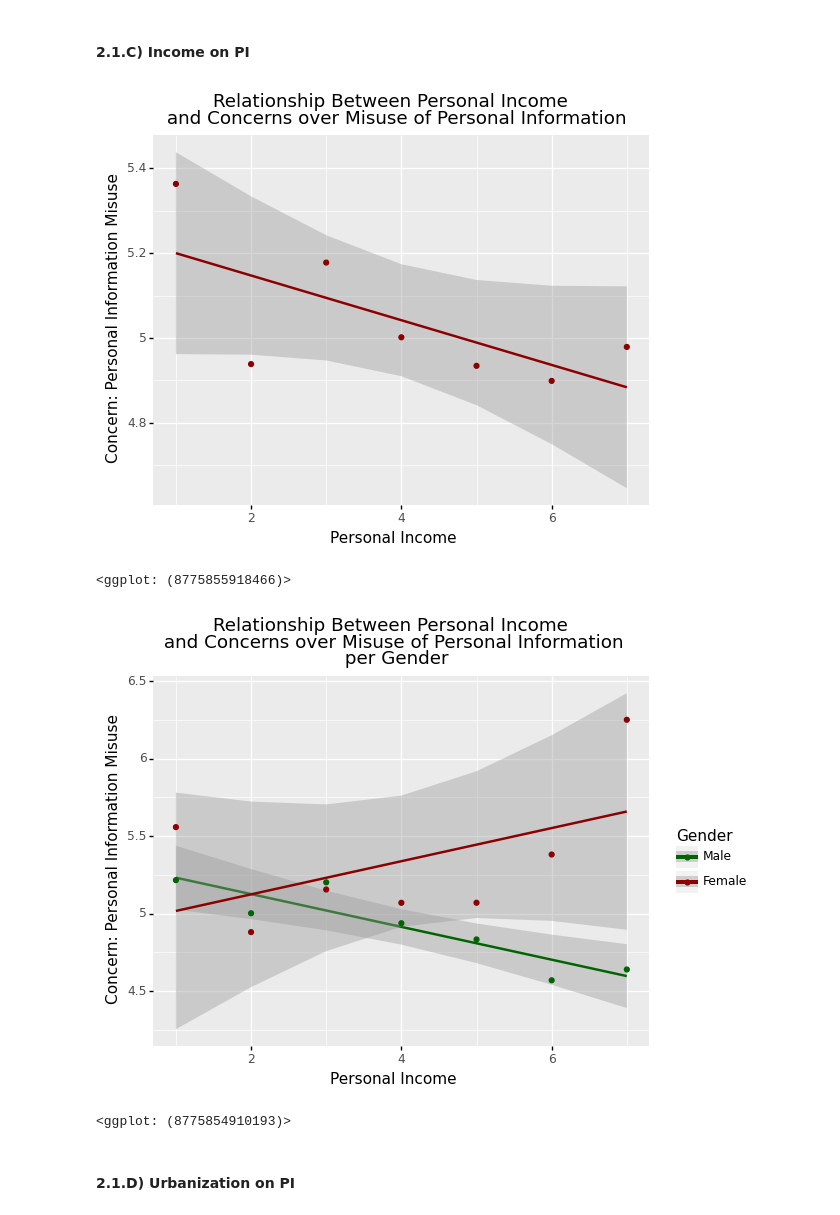
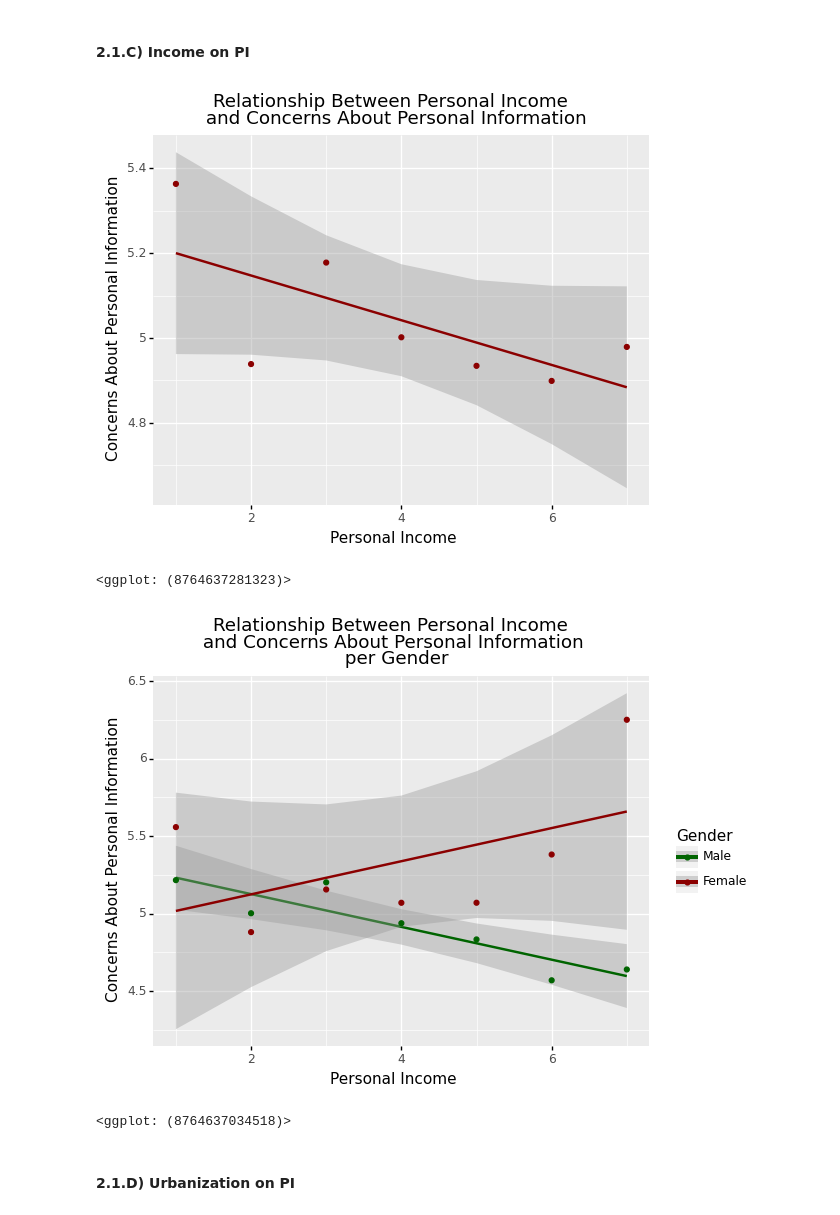
Before and after one commit to tugberkcapraz/pi_concerns, a Jupyter notebook: Post.ipynb, the cells around one changed output. Saved outputs shown, nothing was run; the diff lists cells and outputs as text; code cells hidden in the pictures.

```diff
--- a/Post.ipynb
+++ b/Post.ipynb
@@ -226,7 +225,7 @@ axes_1.bar(report_missing["variable"], report_missing["percentage"])
 # %% [markdown]
 Since the items measuring concerns about personal information has the most missing values, that makes not much sense to consider other missing data strategies than dropping the all cases. The reason is, let's say, even if I use missing data imputation methods on other variables, the target variable would be still containing missing values.
 # %%
-df.dropna(inplace=True)
+df.dropna(subset=['pi_misuse', 'pi_track', 'pi_safety', 'pi_share', 'pi_stranger',], how="any", inplace=True)
 # %%
 df.shape
 # %% [output]
@@ -353,20 +362,20 @@ mask.dropna(inplace=True)
 # %%
 mask = df.groupby("income")["pi_concerns"].mean().reset_index().copy()
 mask.dropna(inplace=True)
 mask.income = mask.income.astype("int")
 
 (
         ggplot(mask,
                aes(x="income", y="pi_concerns")) +
         geom_smooth(method="lm", se=True, color="darkred") +
         geom_point(color="darkred") +
         xlab("Personal Income") +
-        ylab("Concern: Personal Information Misuse") +
-        ggtitle("Relationship Between Personal Income \n and Concerns over Misuse of Personal Information")
+        ylab("Concerns About Personal Information") +
+        ggtitle("Relationship Between Personal Income \n and Concerns About Personal Information")
 )
 # %% [output]
-[figure, old version]
+[figure, new version]
-<ggplot: (8775855918466)>
+<ggplot: (8764637281323)>
 # %%
 mask = df.groupby(["income", "gender"])["pi_concerns"].mean().reset_index().copy()
 mask.dropna(inplace=True)
@@ -378,15 +387,15 @@ mask.income = mask.income.astype("int")
     geom_smooth(method="lm", se=True) +
     geom_point() +
     xlab("Personal Income") +
-    ylab("Concern: Personal Information Misuse") +
+    ylab("Concerns About Personal Information") +
     scale_color_manual(name = "Gender",
                        values=["darkgreen", "darkred"],
                        labels=["Male", "Female"]) +
-    ggtitle("Relationship Between Personal Income \n and Concerns over Misuse of Personal Information \n per Gender")
+    ggtitle("Relationship Between Personal Income \n and Concerns About Personal Information \n per Gender")
 )
 # %% [output]
-[figure, old version]
+[figure, new version]
-<ggplot: (8775854910193)>
+<ggplot: (8764637034518)>
 # %% [markdown]
 #### 2.1.D) Urbanization on PI
 # %%
```
Also changed, not shown: parts of 37 cells of this notebook, 12 other files.
